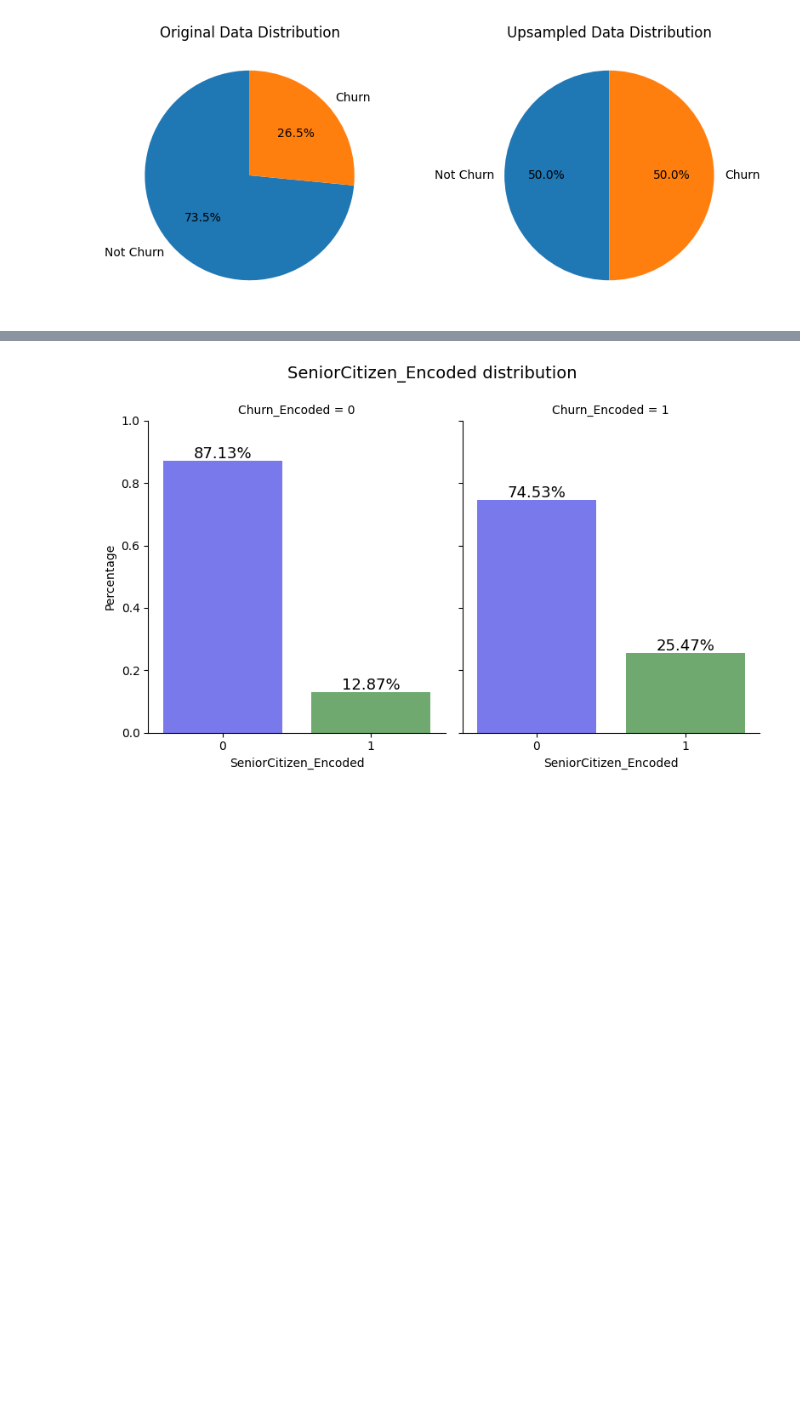
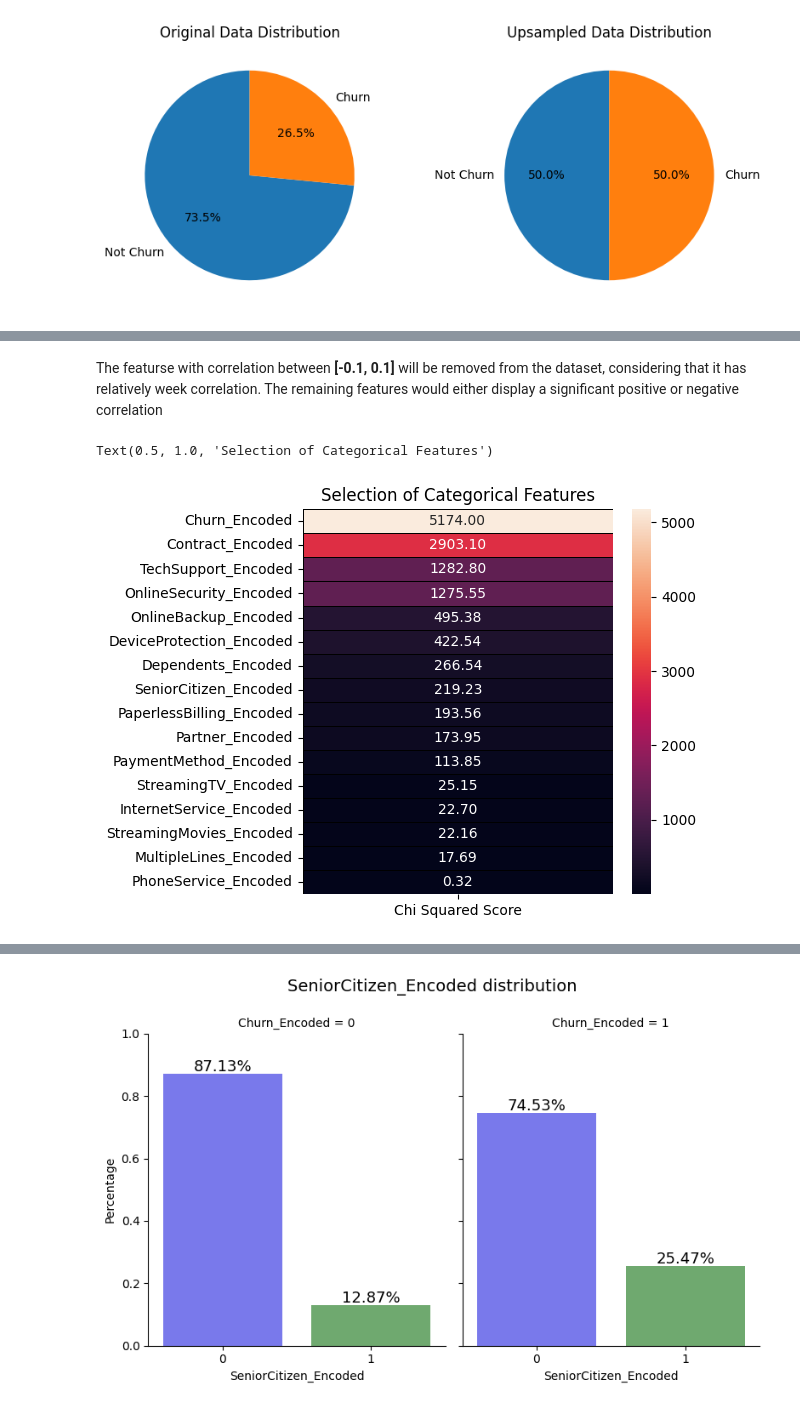
Before and after one commit to chanonchacharu/DM-TelcoChurnPrediction, a Jupyter notebook: churn-prediction-des434-data-analysis-and-ml.ipynb, the cells around one changed output, grey strips where cells are left out. Drawn from its saved outputs; the diff is of its cells as text; code cells hidden in the pictures; blank space fills up the shorter version.

Commit message:
Feature Selection and Experiment with various MLP Architecture

```diff
--- a/churn-prediction-des434-data-analysis-and-ml.ipynb
+++ b/churn-prediction-des434-data-analysis-and-ml.ipynb
@@ -306,0 +323,22 @@ Final Data: (10348, 23)
+# %% [markdown]
+The featurse with correlation between **[-0.1, 0.1]** will be removed from the dataset, considering that it has relatively week correlation. The remaining features would either display a significant positive or negative correlation
+# %%
+from sklearn.feature_selection import SelectKBest
+from sklearn.feature_selection import chi2,mutual_info_classif
+
+# Using Chi-square test to find important features for origical categorical data
+categorical_features = encoded_columns
+features = X_upsample.loc[:,categorical_features]
+target = X_upsample.loc[:,'Churn_Encoded']
+
+best_features = SelectKBest(score_func = chi2,k = 'all')
+fit = best_features.fit(features,target)
+
+featureScores = pd.DataFrame(data = fit.scores_,index = list(features.columns),columns = ['Chi Squared Score'])
+
+plt.subplots(figsize = (5,5))
+sns.heatmap(featureScores.sort_values(ascending = False,by = 'Chi Squared Score'),annot = True,cmap = 'rocket',linewidths = 0.4,linecolor = 'black',fmt = '.2f');
+plt.title('Selection of Categorical Features')
+# %% [output]
+Text(0.5, 1.0, 'Selection of Categorical Features')
+[figure, added]
```
Also changed, not shown: parts of 27 cells of this notebook.
